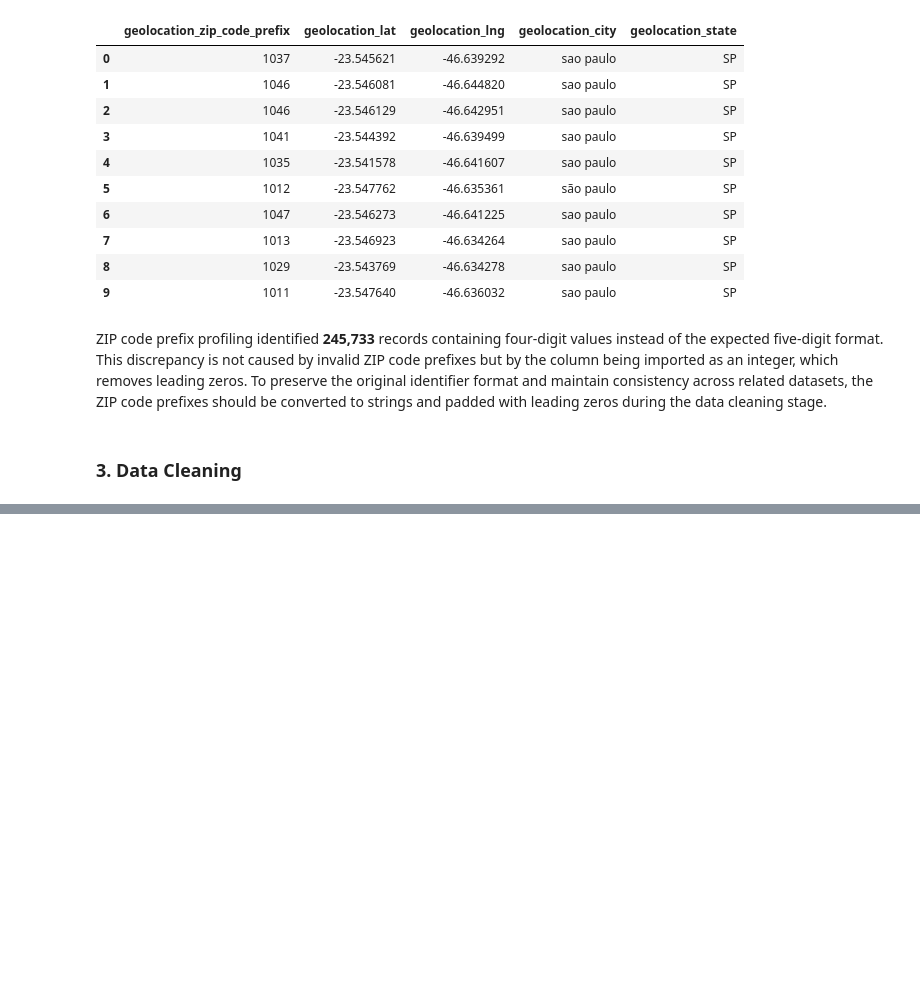
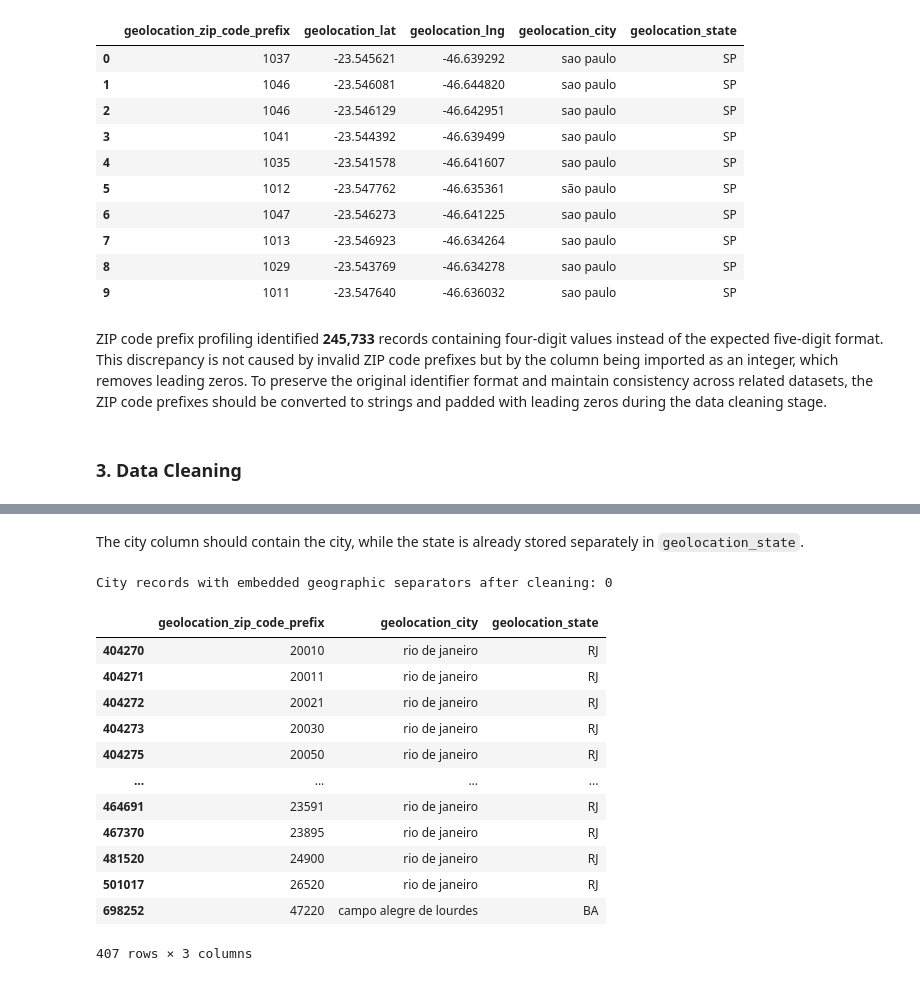
Before and after one commit to Mamello01/e-commerce, a Jupyter notebook: 02_data_preparation/geolocation_preparation.ipynb, the cells around one changed output, grey strips where cells are left out. Cells and saved outputs as stored; diff of their text form; code cells hidden in the pictures; blank space fills up the shorter version.

```diff
--- a/02_data_preparation/geolocation_preparation.ipynb
+++ b/02_data_preparation/geolocation_preparation.ipynb
@@ -905,0 +891,13 @@ geolocation_df.to_csv(
+# %%
+# Identify records with invalid geographic coordinates
+invalid_coordinates = (
+    (geolocation_df["geolocation_lat"] < -34) |
+    (geolocation_df["geolocation_lat"] > 6) |
+    (geolocation_df["geolocation_lng"] < -74) |
+    (geolocation_df["geolocation_lng"] > -34)
+)
+
+# Remove records with invalid coordinates
+geolocation_df = geolocation_df.loc[
+    ~invalid_coordinates
+].copy()
@@ -905,0 +954,6 @@ geolocation_df.to_csv(
+# %%
+# Replace multiple consecutive spaces with a single space
+geolocation_df["geolocation_city"] = (
+    geolocation_df["geolocation_city"]
+    .str.replace(r"\s+", " ", regex=True)
+)
@@ -905,0 +1000,58 @@ geolocation_df.to_csv(
+# %% [markdown]
+The city column should contain the city, while the state is already stored separately in `geolocation_state`.
+# %%
+# Standardize city values containing embedded state/country information
+city_corrections = {
+    "campo alegre de lourdes, bahia, brasil": "campo alegre de lourdes",
+    "rio de janeiro, rio de janeiro, brasil": "rio de janeiro"
+}
+
+geolocation_df["geolocation_city"] = (
+    geolocation_df["geolocation_city"]
+    .replace(city_corrections)
+)
+# %%
+# Validate that embedded state/country information has been removed
+embedded_location = geolocation_df[
+    geolocation_df["geolocation_city"].str.contains(
+        r"[/\\,]",
+        regex=True,
+        na=False
+    )
+]
+
+print(
+    f"City records with embedded geographic separators after cleaning: "
+    f"{len(embedded_location)}"
+)
+# %% [output]
+City records with embedded geographic separators after cleaning: 0
+# %%
+geolocation_df[
+    geolocation_df["geolocation_city"].isin(
+        [
+            "campo alegre de lourdes",
+            "rio de janeiro"
+        ]
+    )
+][
+    [
+        "geolocation_zip_code_prefix",
+        "geolocation_city",
+        "geolocation_state"
+    ]
+].drop_duplicates()
+# %% [output]
+|  | geolocation_zip_code_prefix | geolocation_city | geolocation_state |
+| 404270 | 20010 | rio de janeiro | RJ |
+| 404271 | 20011 | rio de janeiro | RJ |
+| 404272 | 20021 | rio de janeiro | RJ |
+| 404273 | 20030 | rio de janeiro | RJ |
+| 404275 | 20050 | rio de janeiro | RJ |
+| ... | ... | ... | ... |
+| 464691 | 23591 | rio de janeiro | RJ |
+| 467370 | 23895 | rio de janeiro | RJ |
+| 481520 | 24900 | rio de janeiro | RJ |
+| 501017 | 26520 | rio de janeiro | RJ |
+| 698252 | 47220 | campo alegre de lourdes | BA |
+407 rows × 3 columns
```
Also changed, not shown: parts of 87 cells of this notebook, 1 other file.
